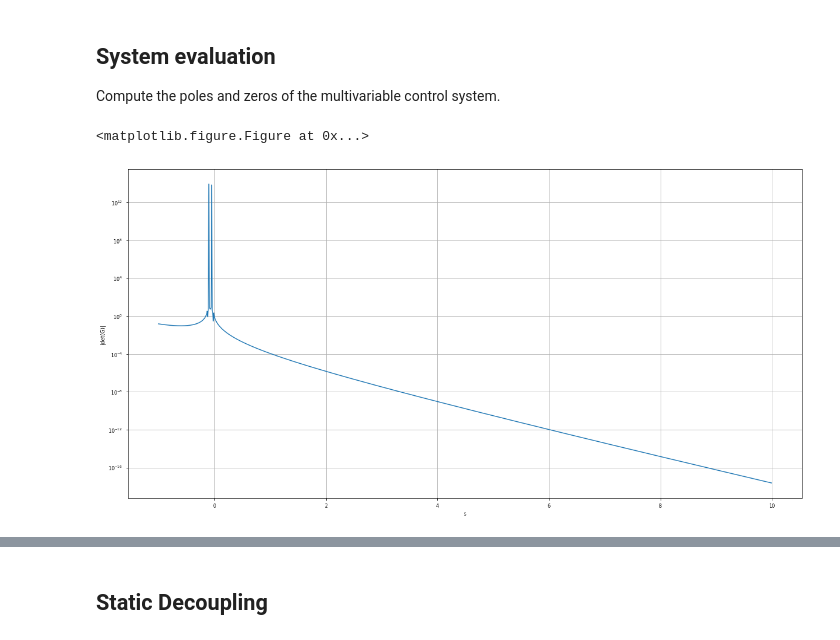
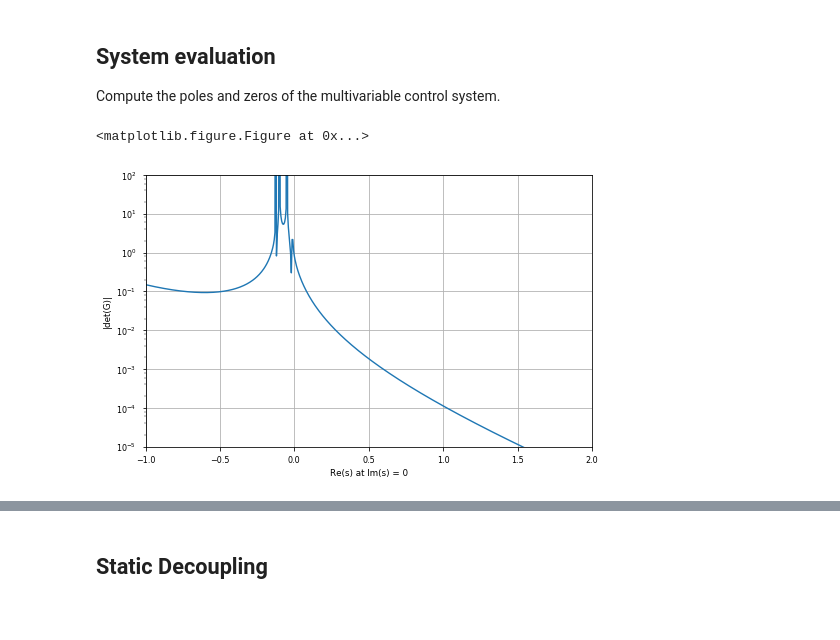
Before and after one commit to AlCap23/IfT_Decoupling, a Jupyter notebook: Python/Experimental System.ipynb, the cells around one changed output, grey strips where cells are left out. Saved outputs shown, nothing was run; the diff lists cells and outputs as text; code cells hidden in the pictures.

```diff
--- a/Python/Experimental System.ipynb
+++ b/Python/Experimental System.ipynb
@@ -19,18 +20,20 @@ Compute the poles and zeros of the multivariable control system.
 # %%
 # Get the determinant
 detG = lambda s : -0.29/(10.0*s+1.)*np.exp(-1.*s) * -1.75/(20.*s+1)*np.exp(-2.0*s) + .5 / (75. * s + 1.) * np.exp(-2.*s) * 0.625 / (8.0 *s + 1.)* np.exp(-3.0*s)
 
 # Make an array for s
-s = np.arange(-1., 10, 0.01)
+s = np.arange(-1., 4, 0.005)
 
 # Make a figure
 plt.clf()
-fig, ax = plt.subplots(figsize=(20, 10))
+fig, ax = plt.subplots(figsize=(8, 5))
 ax.semilogy(s, np.abs(detG(s)))
 ax.grid(True)
-ax.set_xlabel('s')
+ax.set_xlabel('Re(s) at Im(s) = 0')
 ax.set_ylabel('|det(G)|')
+ax.set_ylim([1e-5,1e2])
+ax.set_xlim([-1,2])
 plt.show()
 # %% [output]
 <matplotlib.figure.Figure at 0x...>
-[figure, old version]
+[figure, new version]
```
Also changed, not shown: parts of 14 cells of this notebook, 14 other files.
